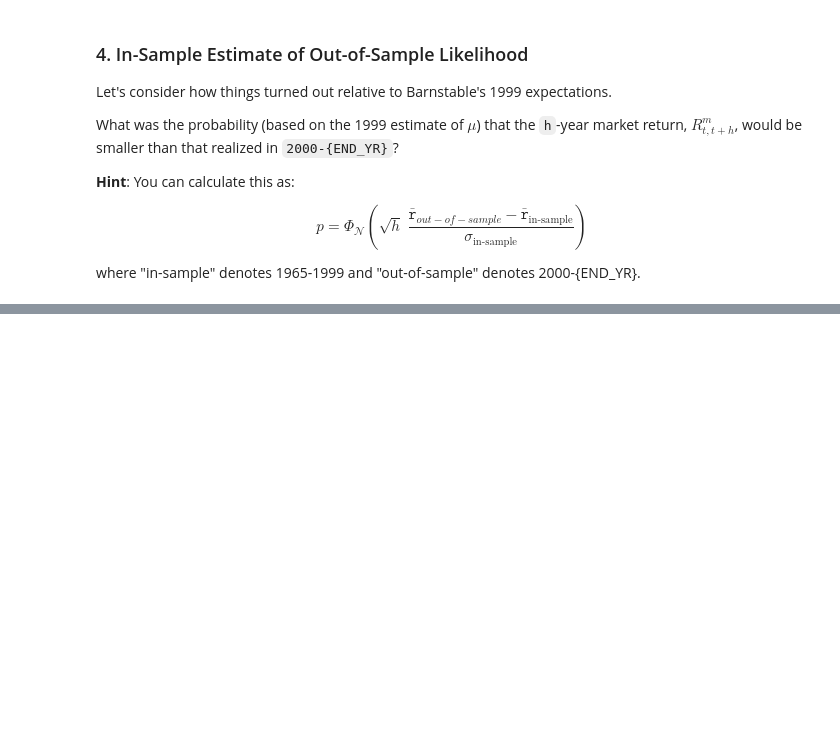
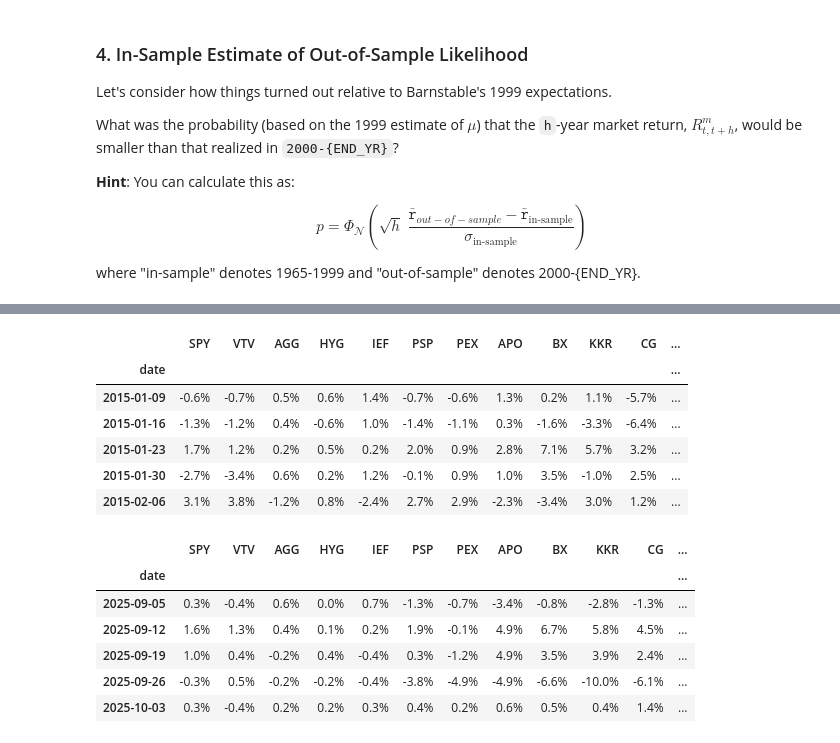
Before and after one commit to forddendorf/finm36700_group1A, a Jupyter notebook: Portfolio_hw3.ipynb, the cells around one changed output, grey strips where cells are left out. Drawn from its saved outputs; the diff is of its cells as text; code cells hidden in the pictures; blank space fills up the shorter version.

```diff
--- a/Portfolio_hw3.ipynb
+++ b/Portfolio_hw3.ipynb
@@ -195,0 +225,18 @@ where "in-sample" denotes 1965-1999 and "out-of-sample" denotes 2000-{END_YR}.
+# %%
+display(rets.head().style.format('{:.1%}').format_index('{:%Y-%m-%d}'))
+display(rets.tail().style.format('{:.1%}').format_index('{:%Y-%m-%d}'))
+# %% [output]
+|  | SPY | VTV | AGG | HYG | IEF | PSP | PEX | APO | BX | KKR | CG | ... |
+| date |  |  |  |  |  |  |  |  |  |  |  | ... |
+| 2015-01-09 | -0.6% | -0.7% | 0.5% | 0.6% | 1.4% | -0.7% | -0.6% | 1.3% | 0.2% | 1.1% | -5.7% | ... |
+| 2015-01-16 | -1.3% | -1.2% | 0.4% | -0.6% | 1.0% | -1.4% | -1.1% | 0.3% | -1.6% | -3.3% | -6.4% | ... |
+| 2015-01-23 | 1.7% | 1.2% | 0.2% | 0.5% | 0.2% | 2.0% | 0.9% | 2.8% | 7.1% | 5.7% | 3.2% | ... |
+| 2015-01-30 | -2.7% | -3.4% | 0.6% | 0.2% | 1.2% | -0.1% | 0.9% | 1.0% | 3.5% | -1.0% | 2.5% | ... |
+| 2015-02-06 | 3.1% | 3.8% | -1.2% | 0.8% | -2.4% | 2.7% | 2.9% | -2.3% | -3.4% | 3.0% | 1.2% | ... |
+|  | SPY | VTV | AGG | HYG | IEF | PSP | PEX | APO | BX | KKR | CG | ... |
+| date |  |  |  |  |  |  |  |  |  |  |  | ... |
+| 2025-09-05 | 0.3% | -0.4% | 0.6% | 0.0% | 0.7% | -1.3% | -0.7% | -3.4% | -0.8% | -2.8% | -1.3% | ... |
+| 2025-09-12 | 1.6% | 1.3% | 0.4% | 0.1% | 0.2% | 1.9% | -0.1% | 4.9% | 6.7% | 5.8% | 4.5% | ... |
+| 2025-09-19 | 1.0% | 0.4% | -0.2% | 0.4% | -0.4% | 0.3% | -1.2% | 4.9% | 3.5% | 3.9% | 2.4% | ... |
+| 2025-09-26 | -0.3% | 0.5% | -0.2% | -0.2% | -0.4% | -3.8% | -4.9% | -4.9% | -6.6% | -10.0% | -6.1% | ... |
+| 2025-10-03 | 0.3% | -0.4% | 0.2% | 0.2% | 0.3% | 0.4% | 0.2% | 0.6% | 0.5% | 0.4% | 1.4% | ... |
```
Also changed, not shown: parts of 19 cells of this notebook, 1 other file.
